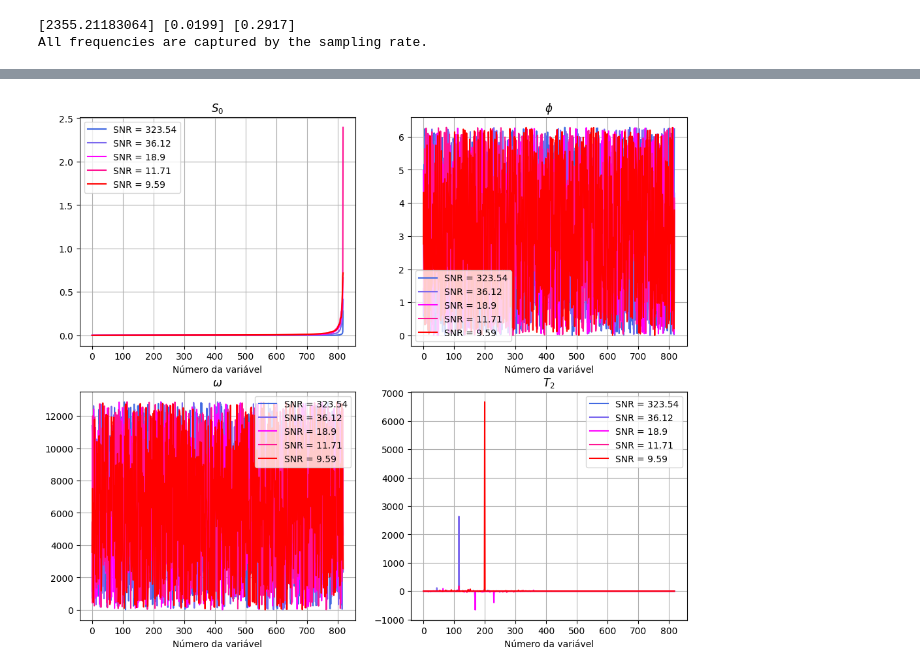
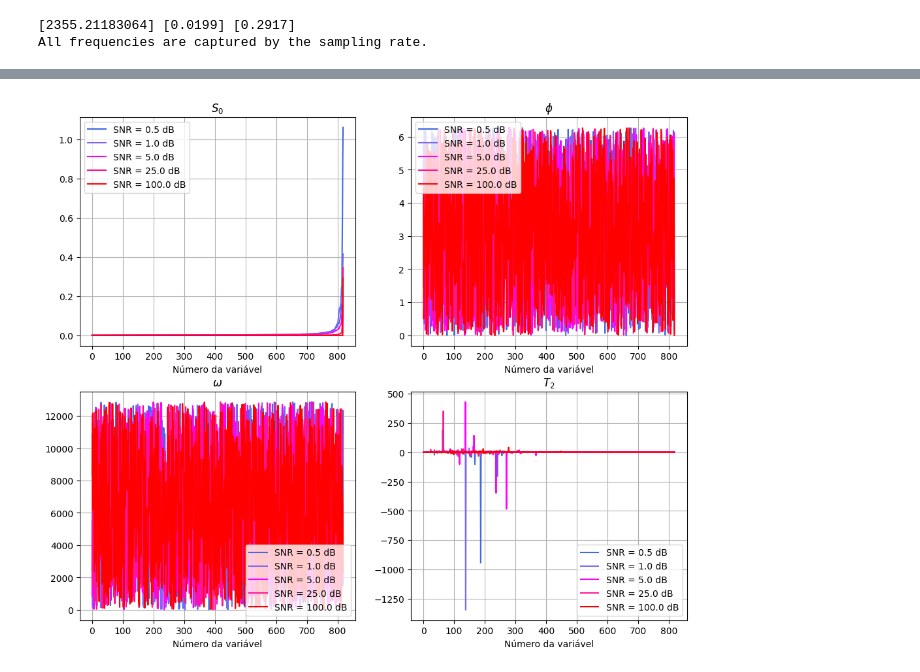
Before and after one commit to JoaoDell/MRI-study, a Jupyter notebook: examples/MPM/single_peak_noise_non_interactive.ipynb, the cells around one changed output, grey strips where cells are left out. Cells and saved outputs as stored; diff of their text form; code cells hidden in the pictures.

```diff
--- a/examples/MPM/single_peak_noise_non_interactive.ipynb
+++ b/examples/MPM/single_peak_noise_non_interactive.ipynb
@@ -46,7 +47,7 @@ pymri.plot_chem_shifts( freqs, c_sig_fft, 1.0 )
 L = 0.4
 noise_threshold = 1e-30
 # %%
-reconstructed_sig, z, r = pymri.filter_sig(c_sig, L, noise_threshold, return_poles_and_res=True)
+reconstructed_sig, z, r = pymri.filter_sig(sig, L, noise_threshold, return_poles_and_res=True, return_full_arrays=True)
 # %%
 s0, phi, omega, alpha = pymri.calculate_variables_from_z_and_r(z, r, dt)
 t2 = 1/alpha
@@ -88,8 +98,9 @@ plt.ylim(-500, 500)
 # %%
-sigma = np.arange(0.0, 0.04, 0.001)
-snrs = np.zeros_like(sigma)
+sample_snrs = np.array([0.25, 0.50, 0.75, 1.0, 2.5, 5.0, 10.0, 25.0, 50.0, 75.0, 100.0])
 
-s0_arr = np.zeros((sigma.size, s0.size))
-phi_arr = np.zeros((sigma.size, s0.size))
-omega_arr = np.zeros((sigma.size, s0.size))
-t2_arr = np.zeros((sigma.size, s0.size))
+s0_arr = np.zeros((sample_snrs.size, s0.size))
+phi_arr = np.zeros((sample_snrs.size, s0.size))
+omega_arr = np.zeros((sample_snrs.size, s0.size))
+t2_arr = np.zeros((sample_snrs.size, s0.size))
+
+print(s0_arr[0, :].shape)
@@ -96,10 +109,13 @@ t2_arr = np.zeros((sigma.size, s0.size))
 # %%
 if rerun == True:
-    for i in range(sigma.size):
-        c_sig = pymri.corrupted_snr(sig, 0.0, sigma[i])
+    for i in range(sample_snrs.size):
+
+        c_sig_fft = awgn(sig_fft, sample_snrs[i])
+        c_sig = np.fft.ifft(np.fft.ifftshift(c_sig_fft))
 
         r_sig, z, r = pymri.filter_sig(c_sig, L, noise_threshold, return_poles_and_res=True, return_full_arrays=True)
-        snrs[i] = pymri.snr(r_sig)
+        _, r_sig_fft = pymri.fourier_spectrum(r_sig, dt, B0)
+
         s0_arr[i, :], phi_arr[i, :], omega_arr[i, :], t2_arr[i, :] = pymri.calculate_variables_from_z_and_r(z, r, dt)
         t2_arr[i, :] = 1/t2_arr[i, :]
 # %%
@@ -145,3 +166,6 @@ if(rerun == False):
 
     file_in = pd.read_csv(folder_name + subfolder_name + "t2_arr" + filename_end + ".csv")
     t2_arr = file_in.values
+
+    file_in = pd.read_csv(folder_name + subfolder_name + "snrs" + filename_end + ".csv")
+    snrs = file_in.values[0]
@@ -149,40 +228,41 @@ if(rerun == False):
 i = np.arange(0, omega.size, 1)
 
 frame = 1
-frames = np.linspace(1, sigma.size -1, 5, dtype = int)
+frames = np.linspace(1, sample_snrs.size -1, 5, dtype = int)
 colors = ["royalblue", "mediumslateblue", "magenta", "deeppink", "red"]
 plt.figure(figsize=(12, 10))
+
 
 
 for j in range(frames.size):
     sort_arr = np.argsort(s0_arr[frames[j], :])
 
     plt.subplot(221)
-    plt.plot(i, s0_arr[frames[j],:][sort_arr], c = colors[j], label = f"SNR = {round(snrs[frames[j]], 2)}")
+    plt.plot(i, s0_arr[frames[j],:][sort_arr], c = colors[j], label = f"SNR = {round(sample_snrs[frames[j]], 2)} dB")
     plt.title(r"$S_0$")
     plt.xlabel("Número da variável")
     plt.legend()
     plt.grid()
 
     plt.subplot(222)
-    plt.plot(i, phi_arr[frames[j],:][sort_arr], c = colors[j], label = f"SNR = {round(snrs[frames[j]], 2)}")
+    plt.plot(i, phi_arr[frames[j],:][sort_arr], c = colors[j], label = f"SNR = {round(sample_snrs[frames[j]], 2)} dB")
     plt.title(r"$\phi$")
     plt.xlabel("Número da variável")
     plt.legend()
     plt.grid()
 
     plt.subplot(223)
-    plt.plot(i, omega_arr[frames[j],:][sort_arr], c = colors[j], label = f"SNR = {round(snrs[frames[j]], 2)}")
+    plt.plot(i, omega_arr[frames[j],:][sort_arr], c = colors[j], label = f"SNR = {round(sample_snrs[frames[j]], 2)} dB")
     plt.title(r"$\omega$")
     plt.xlabel("Número da variável")
     plt.legend()
     plt.grid()
 
     plt.subplot(224)
-    plt.plot(i, t2_arr[frames[j],:][sort_arr], c = colors[j], label = f"SNR = {round(snrs[frames[j]], 2)}")
+    plt.plot(i, t2_arr[frames[j],:][sort_arr], c = colors[j], label = f"SNR = {round(sample_snrs[frames[j]], 2)} dB")
     plt.title(r"$T_2$")
     plt.xlabel("Número da variável")
     plt.legend()
     plt.grid()
 # %% [output]
-[figure, old version]
+[figure, new version]
```
Also changed, not shown: parts of 8 cells of this notebook, 30 other files.
